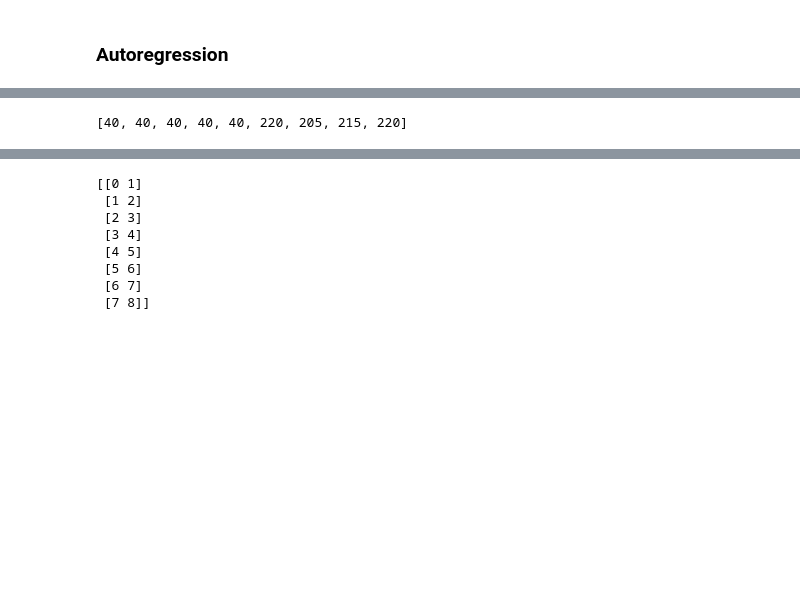
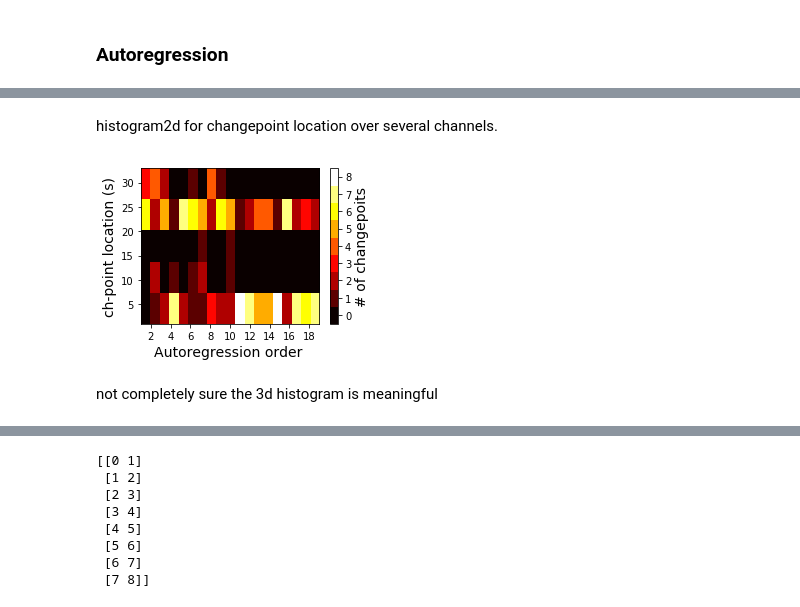
Before and after one commit to g-torr/data-driven, a Jupyter notebook: changepoint.ipynb, the cells around one changed output, grey strips where cells are left out. Drawn from its saved outputs; the diff is of its cells as text; code cells hidden in the pictures; blank space fills up the shorter version.

Commit message:
heatmap  histogram

```diff
--- a/changepoint.ipynb
+++ b/changepoint.ipynb
@@ -188,7 +186,31 @@ To use the future default and silence this warning we advise to pass `rcond=None
-# %%
-a
-# %% [output]
-[40, 40, 40, 40, 40, 220, 205, 215, 220]
+# %% [markdown]
+histogram2d for changepoint location over several channels.
+# %%
+fig=figure(figsize=(4,3))
+x=tile(arange(1,20),9)#repeats 9 times the arange array.
+y=array(dati).flatten("F") #flattens the 19*9 matrix into 1-D array of 19*9 elements.
+#Histogram is computed by looking at the number of times each point (x[i],y[i]) occurs.
+H,x_edges,y_edges=histogram2d(x,y,bins=[19,5])
+#creates  a  discrete colorbar from "hot"
+# define the bins and normalize
+bounds = arange(-0.5,np.max(H)+1.5,1)
+norm = matplotlib.colors.BoundaryNorm(bounds, cm.hot.N)
+
+
+shape(H)
+imshow(H.T,aspect="auto",extent=(1,19,np.min(dati)/10,np.max(dati)/10),shape=(5,19),norm=norm,cmap="hot",origin="lower")
+cbar=colorbar(ticks= arange(0,np.max(H)+1))
+cbar.set_label('# of changepoits',fontsize=14)
+gca().xaxis.set_major_locator(MaxNLocator(integer=True))
+xlabel("Autoregression order ",fontsize=14)
+ylabel("ch-point location (s)",fontsize=14)
+
+tight_layout()
+#savefig("./figure/hist-autoregression.pdf")
+# %% [output]
+[figure, added]
+# %% [markdown]
+not completely sure the 3d histogram is meaningful
 # %%
 from mpl_toolkits.mplot3d import Axes3D
 import matplotlib.pyplot as plt
```
Also changed, not shown: parts of 11 cells of this notebook, 4 other files.
